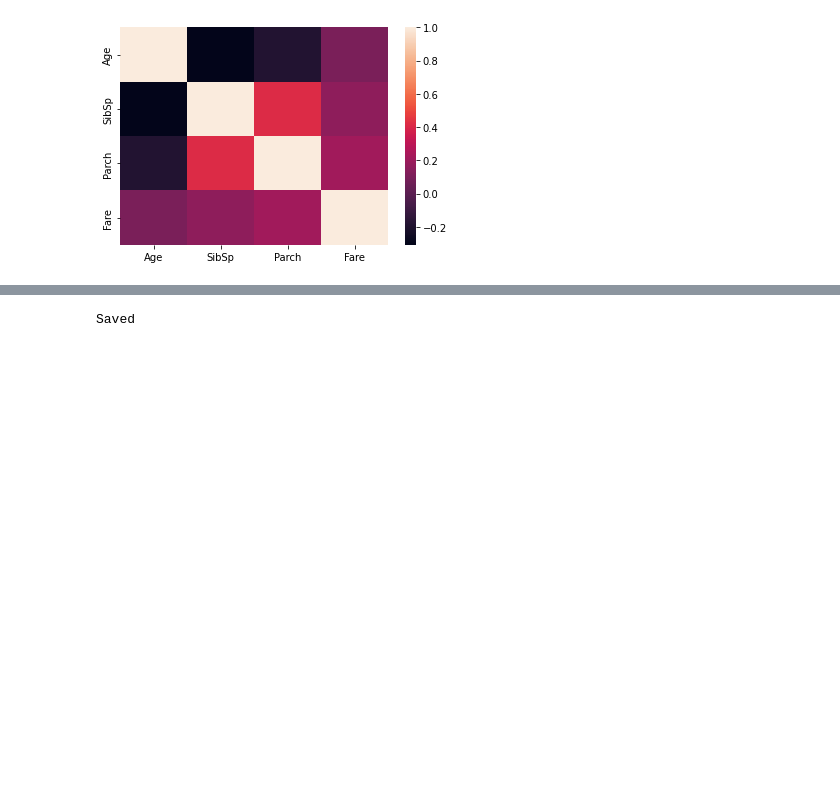
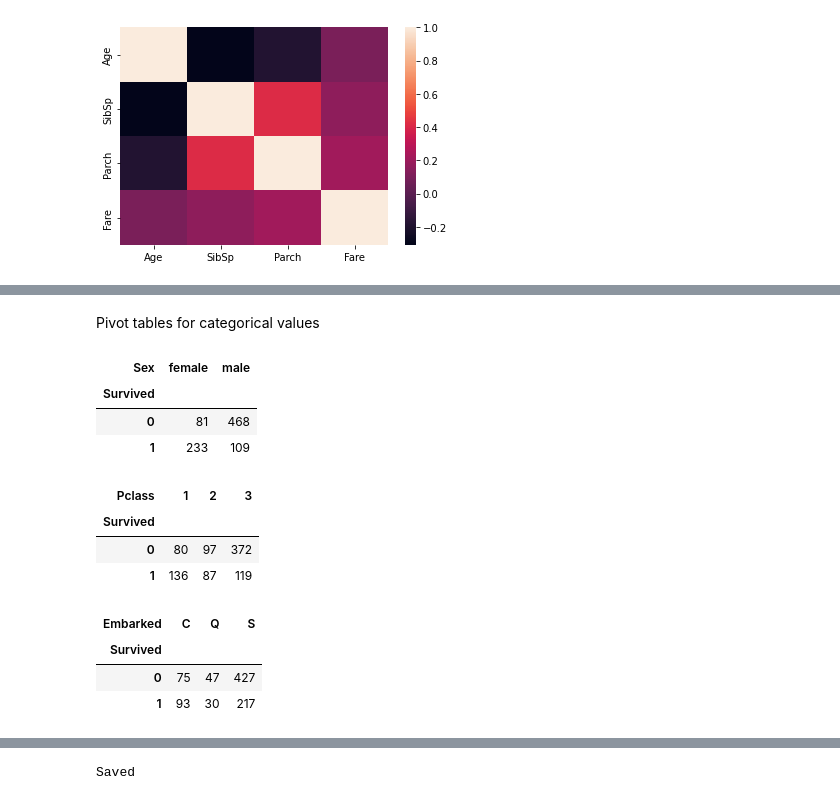
Before and after one commit to willschlitzer/kaggle-titanic, a Jupyter notebook: titanic-firsttry.ipynb, the cells around one changed output, grey strips where cells are left out. Drawn from its saved outputs; the diff is of its cells as text; code cells hidden in the pictures; blank space fills up the shorter version.

```diff
--- a/titanic-firsttry.ipynb
+++ b/titanic-firsttry.ipynb
@@ -163,0 +169,26 @@ sns.heatmap(training_numerical.corr())
+# %% [markdown]
+Pivot tables for categorical values
+# %%
+# Pivot table showing difference of men and women surviving
+pd.pivot_table(data=train_data, index="Survived", columns="Sex", values="Ticket", aggfunc="count")
+# %% [output]
+| Sex | female | male |
+| Survived |  |  |
+| 0 | 81 | 468 |
+| 1 | 233 | 109 |
+# %%
+# Pivot table showing difference of passenger class
+pd.pivot_table(data=train_data, index="Survived", columns="Pclass", values="Ticket", aggfunc="count")
+# %% [output]
+| Pclass | 1 | 2 | 3 |
+| Survived |  |  |  |
+| 0 | 80 | 97 | 372 |
+| 1 | 136 | 87 | 119 |
+# %%
+# Pivot table showing difference of embarking location
+pd.pivot_table(data=train_data, index="Survived", columns="Embarked", values="Ticket", aggfunc="count")
+# %% [output]
+| Embarked | C | Q | S |
+| Survived |  |  |  |
+| 0 | 75 | 47 | 427 |
+| 1 | 93 | 30 | 217 |
```
Also changed, not shown: parts of 15 cells of this notebook.
